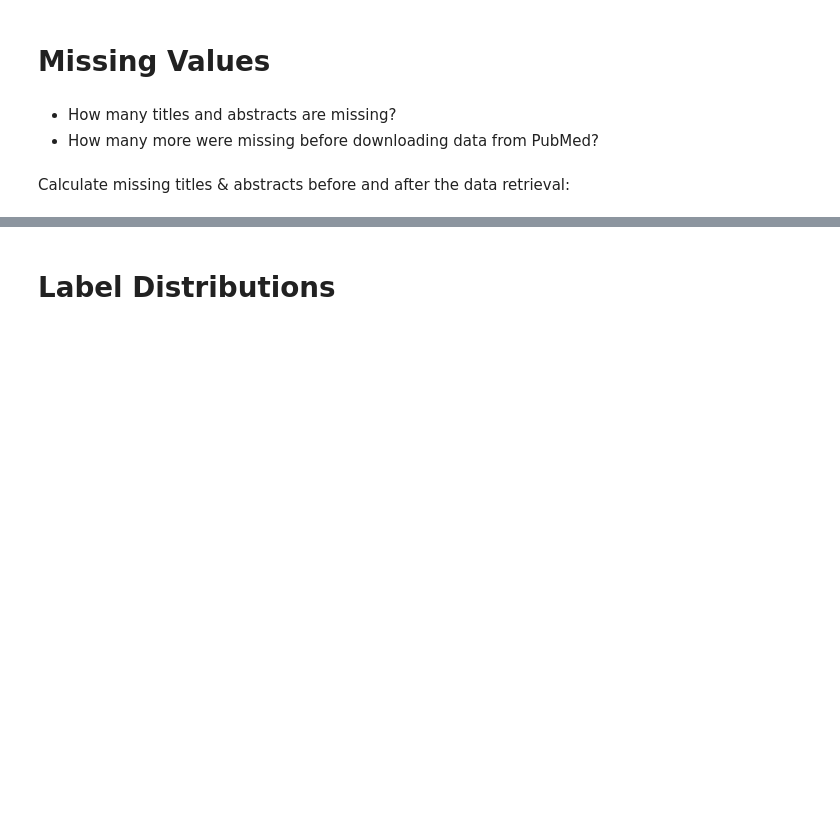
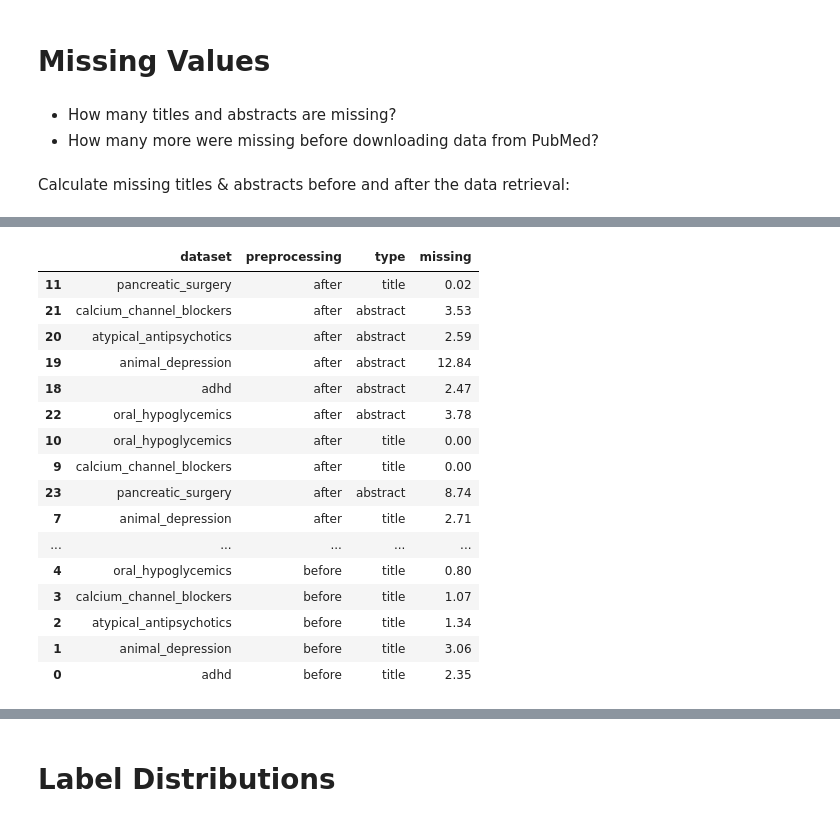
Before and after one commit to MarcoAigner/automated_title_abstract_screening, a Jupyter notebook: chapters/notebooks/3_2_preparation/3_2_2_analysis/3_2_2_analysis.ipynb, the cells around one changed output, grey strips where cells are left out. Cells and saved outputs as stored; diff of their text form; code cells hidden in the pictures; blank space fills up the shorter version.

```diff
--- a/chapters/notebooks/3_2_preparation/3_2_2_analysis/3_2_2_analysis.ipynb
+++ b/chapters/notebooks/3_2_preparation/3_2_2_analysis/3_2_2_analysis.ipynb
@@ -69,5 +72,4 @@ datasets_before = data.dict_from_directory(data_directory_before)
 # %% [markdown]
 Calculate missing titles & abstracts before and after the data retrieval:
 # %%
-missing_percentages = lambda x: x.isna().mean().round(4) * 100 # calculates the missing values percentage
-columns = ['title', 'abstract'] # the columns of interest
+missing_percentages = lambda x: round(x.isna().mean() * 100, 2)
@@ -119,0 +90,27 @@ plt.show()
+# %%
+missings = pd.concat([missings_before, missings_after])
+
+missings_long = pd.melt(missings, id_vars=['dataset', 'preprocessing'], value_vars=['title', 'abstract'],
+                        var_name='type', value_name='missing')
+
+missings_long.sort_values(by='preprocessing', ascending=True, inplace=True)
+
+missings_long
+# %% [output]
+|  | dataset | preprocessing | type | missing |
+| 11 | pancreatic_surgery | after | title | 0.02 |
+| 21 | calcium_channel_blockers | after | abstract | 3.53 |
+| 20 | atypical_antipsychotics | after | abstract | 2.59 |
+| 19 | animal_depression | after | abstract | 12.84 |
+| 18 | adhd | after | abstract | 2.47 |
+| 22 | oral_hypoglycemics | after | abstract | 3.78 |
+| 10 | oral_hypoglycemics | after | title | 0.00 |
+| 9 | calcium_channel_blockers | after | title | 0.00 |
+| 23 | pancreatic_surgery | after | abstract | 8.74 |
+| 7 | animal_depression | after | title | 2.71 |
+| ... | ... | ... | ... | ... |
+| 4 | oral_hypoglycemics | before | title | 0.80 |
+| 3 | calcium_channel_blockers | before | title | 1.07 |
+| 2 | atypical_antipsychotics | before | title | 1.34 |
+| 1 | animal_depression | before | title | 3.06 |
+| 0 | adhd | before | title | 2.35 |
```
Also changed, not shown: parts of 13 cells of this notebook.
